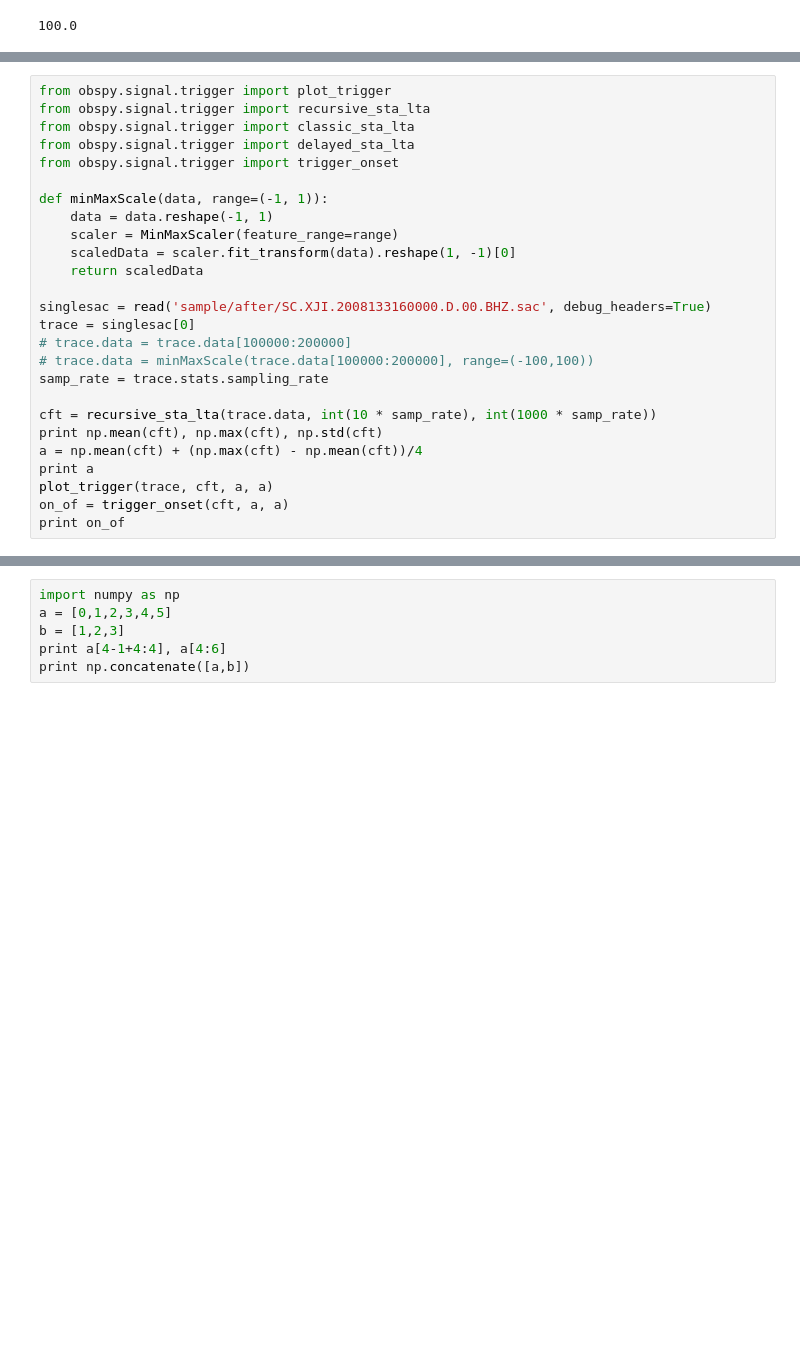
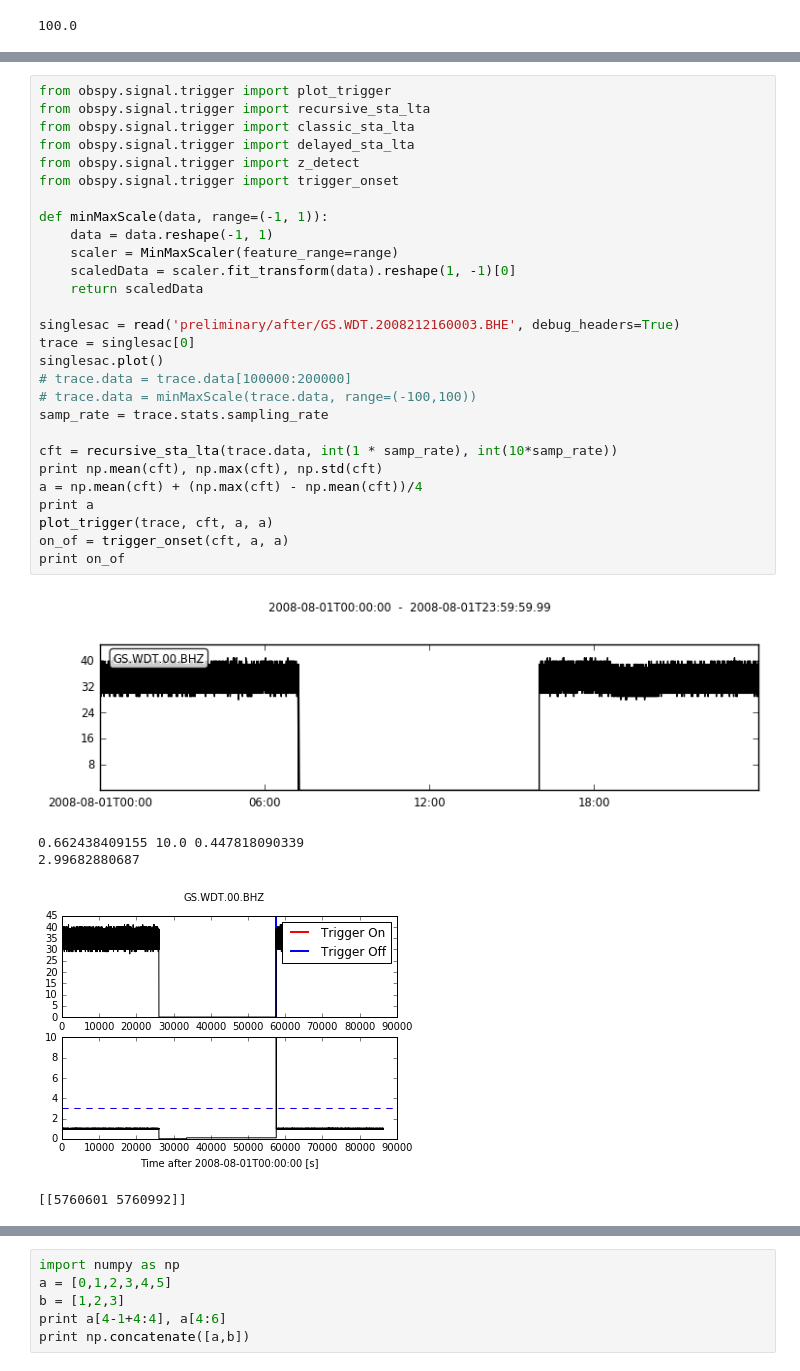
Before and after one commit to Luojiahong/yuzhen, a Jupyter notebook: readSAC.ipynb, the cells around one changed output, grey strips where cells are left out. Drawn from its saved outputs; the diff is of its cells as text; blank space fills up the shorter version.

```diff
--- a/readSAC.ipynb
+++ b/readSAC.ipynb
@@ -74,29 +108,37 @@ print singlesac[0].data[1000+1-100:1000+1], len(singlesac[0].data[1000-99:1000+1
 # %%
 from obspy.signal.trigger import plot_trigger
 from obspy.signal.trigger import recursive_sta_lta
 from obspy.signal.trigger import classic_sta_lta
 from obspy.signal.trigger import delayed_sta_lta
+from obspy.signal.trigger import z_detect
 from obspy.signal.trigger import trigger_onset
 
 def minMaxScale(data, range=(-1, 1)):
     data = data.reshape(-1, 1)
     scaler = MinMaxScaler(feature_range=range)
     scaledData = scaler.fit_transform(data).reshape(1, -1)[0]
     return scaledData
 
-singlesac = read('sample/after/SC.XJI.2008133160000.D.00.BHZ.sac', debug_headers=True)
+singlesac = read('preliminary/after/GS.WDT.2008212160003.BHE', debug_headers=True)
 trace = singlesac[0]
+singlesac.plot()
 # trace.data = trace.data[100000:200000]
-# trace.data = minMaxScale(trace.data[100000:200000], range=(-100,100))
+# trace.data = minMaxScale(trace.data, range=(-100,100))
 samp_rate = trace.stats.sampling_rate
 
-cft = recursive_sta_lta(trace.data, int(10 * samp_rate), int(1000 * samp_rate))
+cft = recursive_sta_lta(trace.data, int(1 * samp_rate), int(10*samp_rate))
 print np.mean(cft), np.max(cft), np.std(cft)
 a = np.mean(cft) + (np.max(cft) - np.mean(cft))/4
 print a
 plot_trigger(trace, cft, a, a)
 on_of = trigger_onset(cft, a, a)
 print on_of
+# %% [output]
+[figure, added]
+0.662438409155 10.0 0.447818090339
+2.99682880687
+[figure, added]
+[[5760601 5760992]]
 # %%
 from obspy.core import read
 from obspy.signal.trigger import ar_pick
```
Also changed, not shown: parts of 7 cells of this notebook, 1 other file.
